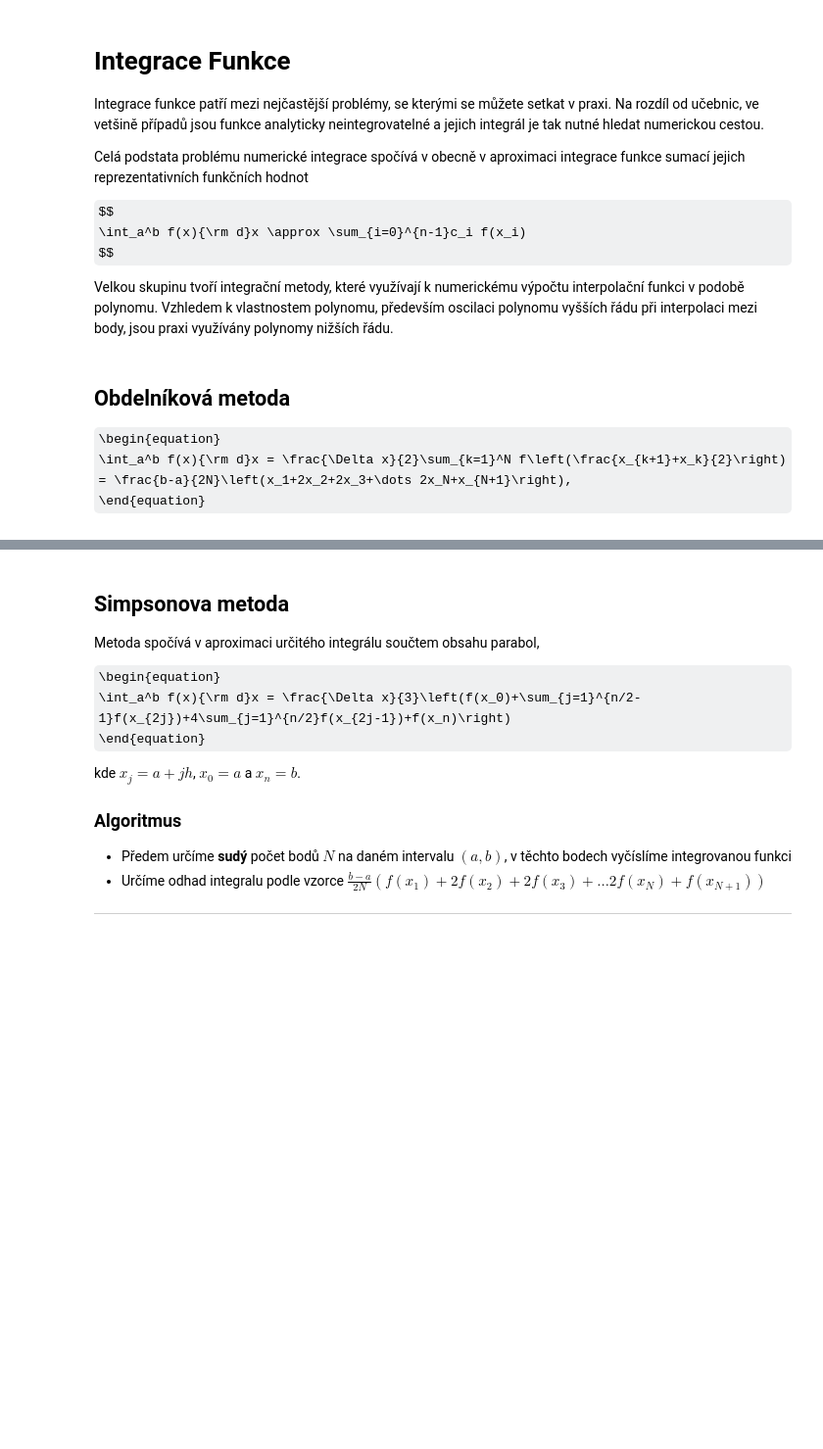
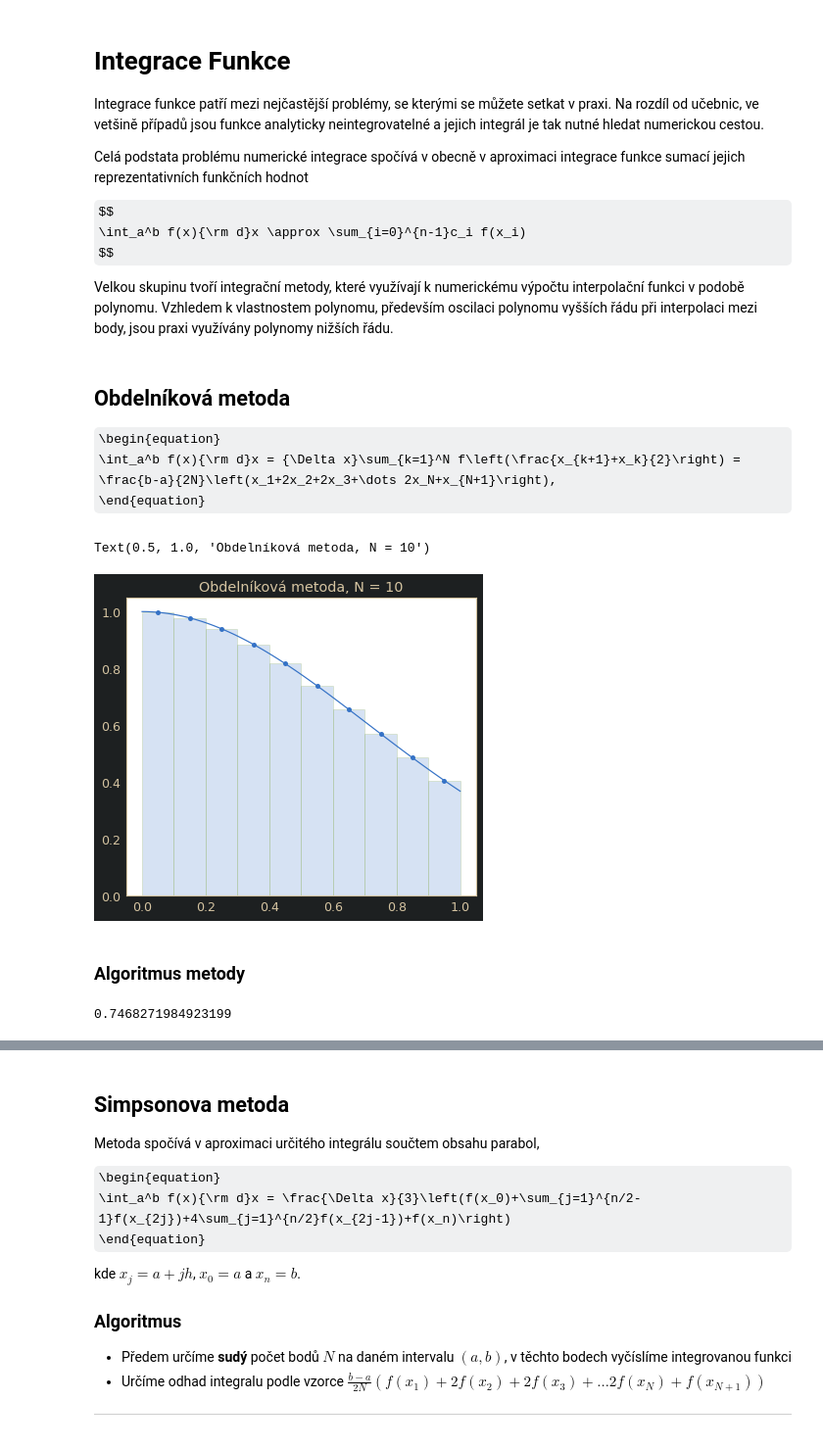
Before and after one commit to astroviki/NumericalMethods, a Jupyter notebook: Integrace.ipynb, the cells around one changed output, grey strips where cells are left out. Shown at 98% size. Cells and saved outputs as stored; diff of their text form; code cells hidden in the pictures; some formulas as TeX source; blank space fills up the shorter version.

```diff
--- a/Integrace.ipynb
+++ b/Integrace.ipynb
@@ -38,8 +38,48 @@ Velkou skupinu tvoří integrační metody, které využívají k numerickému v
 ## Obdelníková metoda
 
 \begin{equation}
-\int_a^b f(x){\rm d}x = \frac{\Delta x}{2}\sum_{k=1}^N f\left(\frac{x_{k+1}+x_k}{2}\right) = \frac{b-a}{2N}\left(x_1+2x_2+2x_3+\dots 2x_N+x_{N+1}\right),
+\int_a^b f(x){\rm d}x = {\Delta x}\sum_{k=1}^N f\left(\frac{x_{k+1}+x_k}{2}\right) = \frac{b-a}{2N}\left(x_1+2x_2+2x_3+\dots 2x_N+x_{N+1}\right),
 \end{equation}
+# %%
+a = 0    # left interval
+b = 1    # right interval
+N = 10  # number of points
+
+# Definition of function
+def fce(x):
+  return np.exp(-x**2)
+
+# Points for rectangle calculation
+x = np.linspace(a,b,N+1)
+
+# Points of graph
+x_plot = np.linspace(a,b,10*N+1)
+y_plot = fce(x_plot)
+
+plt.plot(x_plot,y_plot,'b')
+ax = plt.gca()
+ax.set_facecolor("w")
+ax.grid(False)
+x_mid = (x[:-1] + x[1:])/2 # Midpoints
+y_mid = fce(x_mid)
+plt.plot(x_mid,y_mid,'b.',markersize=10,color='b')
+plt.bar(x_mid,y_mid,width=(b-a)/N,alpha=0.2,edgecolor='g', linewidth=1.0)
+plt.title('Obdelníková metoda, N = {}'.format(N))
+# %% [output]
+Text(0.5, 1.0, 'Obdelníková metoda, N = 10')
+[figure, added]
+# %% [markdown]
+### Algoritmus metody
+# %%
+# Function calculate integral using Riemann midpoint method
+def midpointInt(fce,a,b,n):
+  x = np.linspace(a,b,n+1)
+  sum_parentheses = (b-a)/((n))*(np.sum(fce((x[:-1]+x[1:])*0.5)))
+  return sum_parentheses
+
+midpointInt(fce,a,b,N)
+# %% [output]
+0.7468271984923199
 # %% [markdown]
 ## Lichoběžníková metoda
 <img src='https://github.com/astroviki/NumericalMethods/blob/main/PDE/Images/trapez.png?raw=1' align='right'></img>
```
